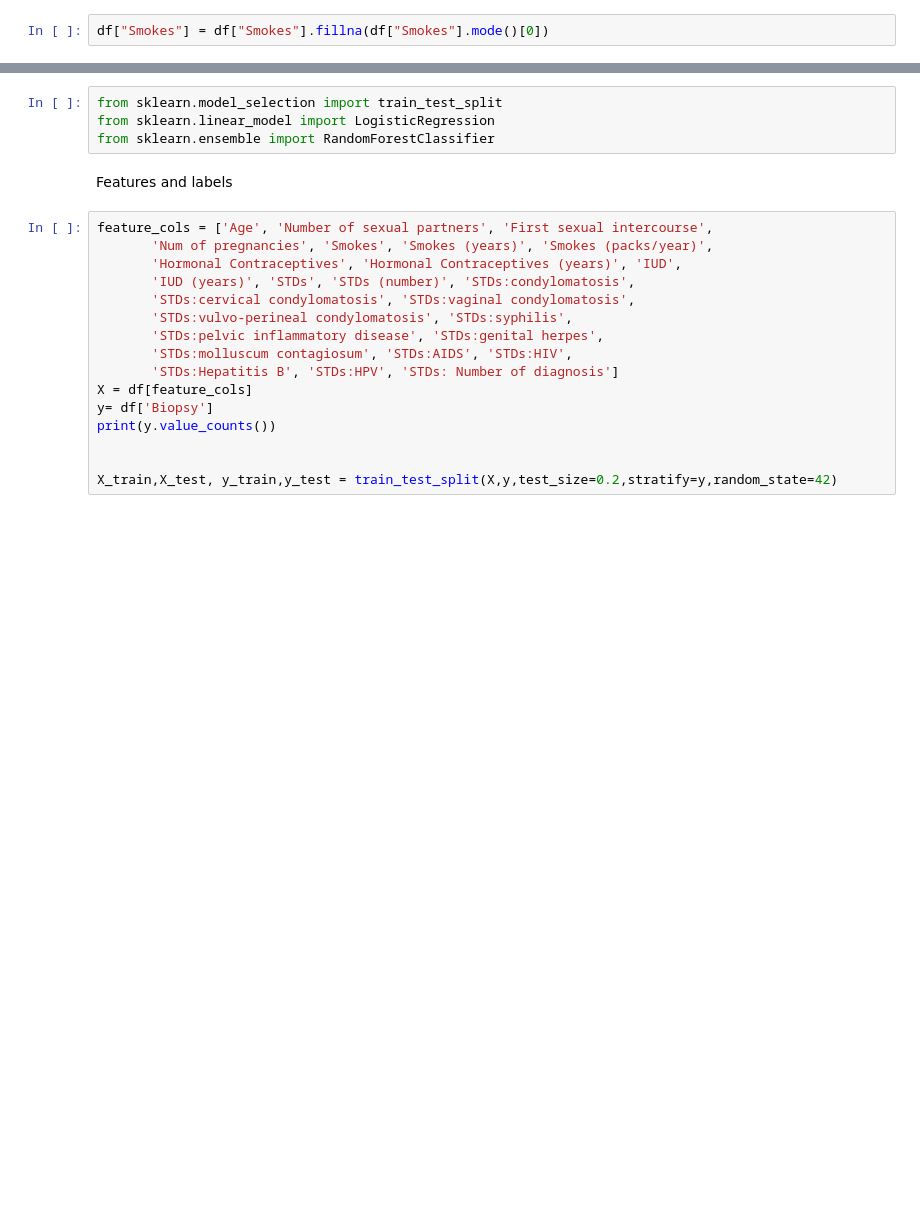
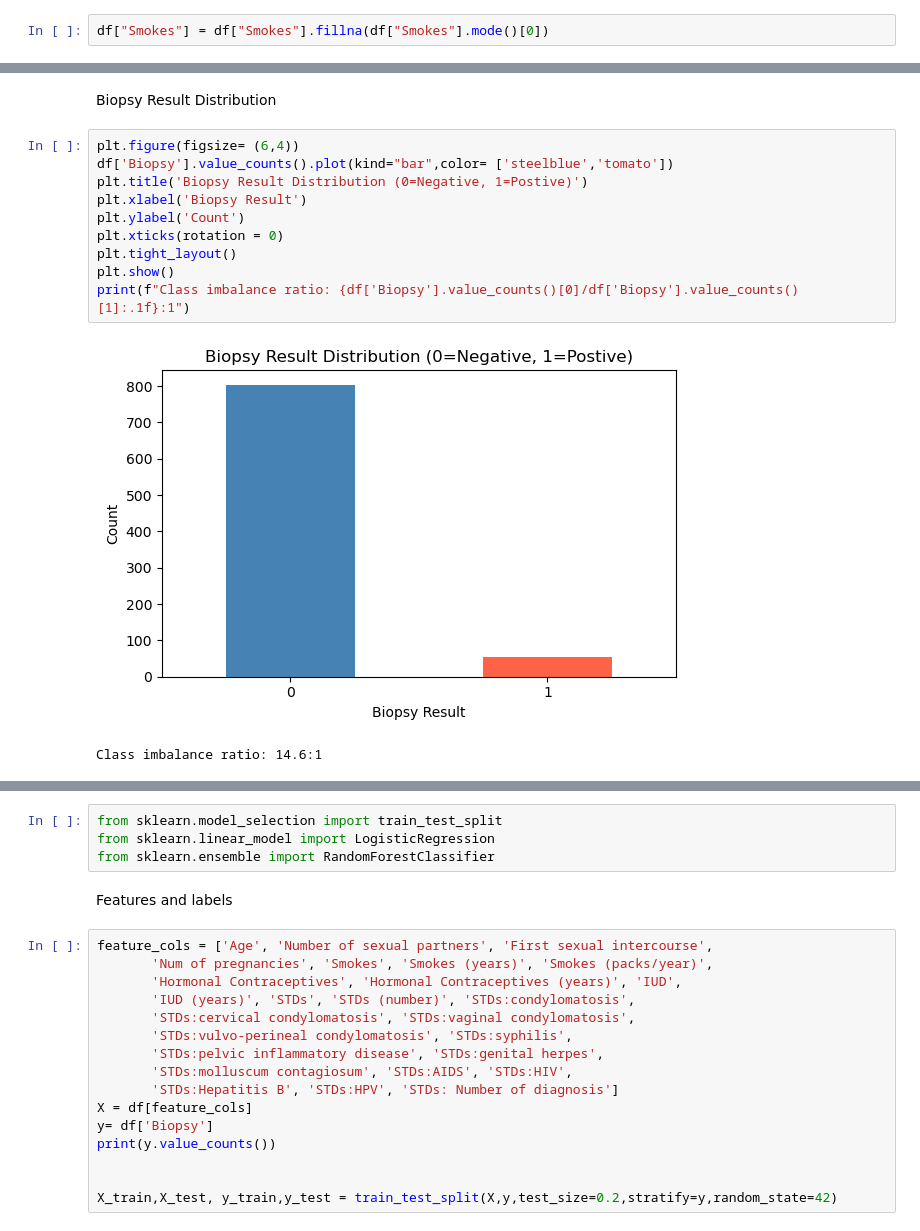
Before and after one commit to Pujakadayat/cervical-cancer-risk-classification, a Jupyter notebook: uci_cervical_cancer.ipynb, the cells around one changed output, grey strips where cells are left out. Cells and saved outputs as stored; diff of their text form; blank space fills up the shorter version.

```diff
--- a/uci_cervical_cancer.ipynb
+++ b/uci_cervical_cancer.ipynb
@@ -59,0 +155,15 @@ plt.show()
+# %% [markdown]
+Biopsy Result Distribution
+# %%
+plt.figure(figsize= (6,4))
+df['Biopsy'].value_counts().plot(kind="bar",color= ['steelblue','tomato'])
+plt.title('Biopsy Result Distribution (0=Negative, 1=Postive)')
+plt.xlabel('Biopsy Result')
+plt.ylabel('Count')
+plt.xticks(rotation = 0)
+plt.tight_layout()
+plt.show()
+print(f"Class imbalance ratio: {df['Biopsy'].value_counts()[0]/df['Biopsy'].value_counts()[1]:.1f}:1")
+# %% [output]
+[figure, added]
+Class imbalance ratio: 14.6:1
```
Also changed, not shown: parts of 12 cells of this notebook.
